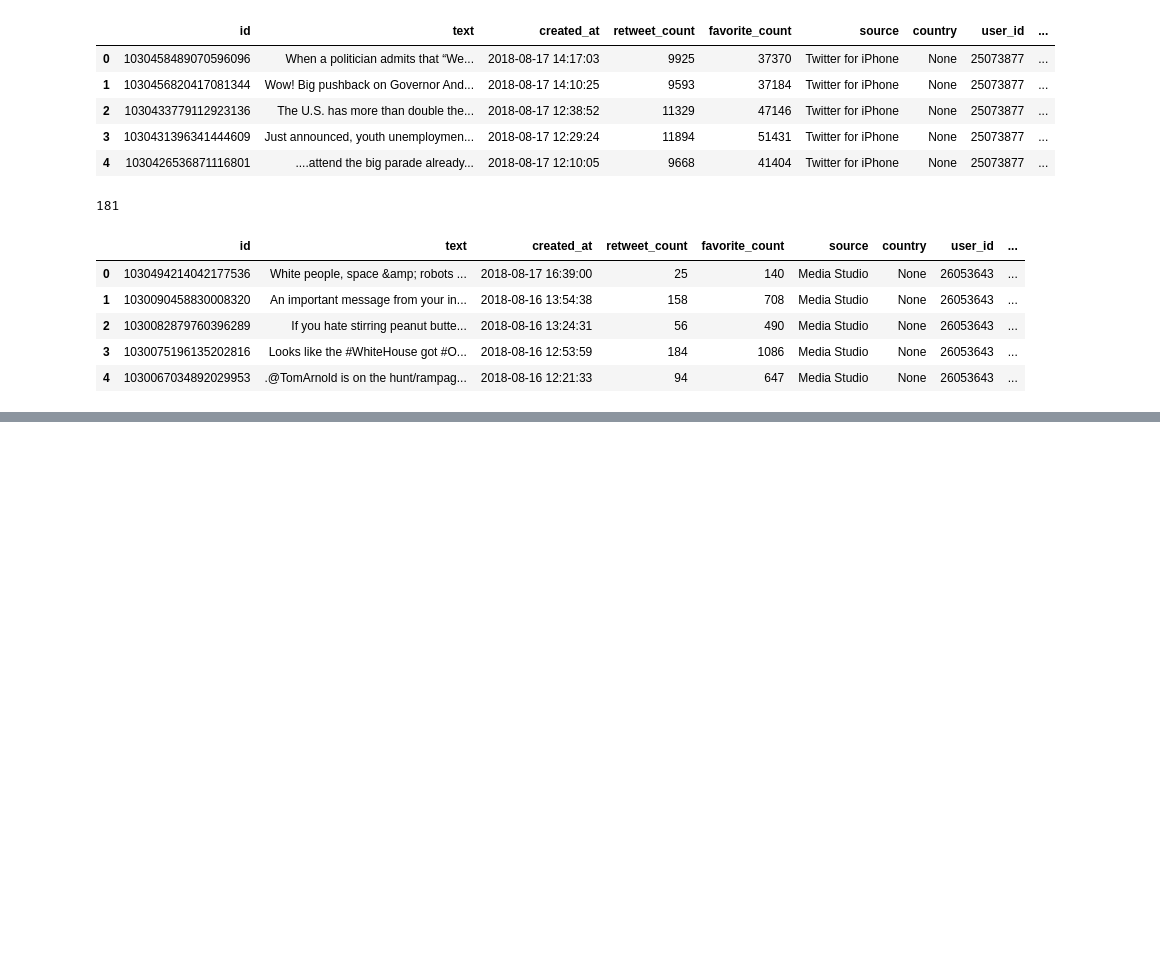
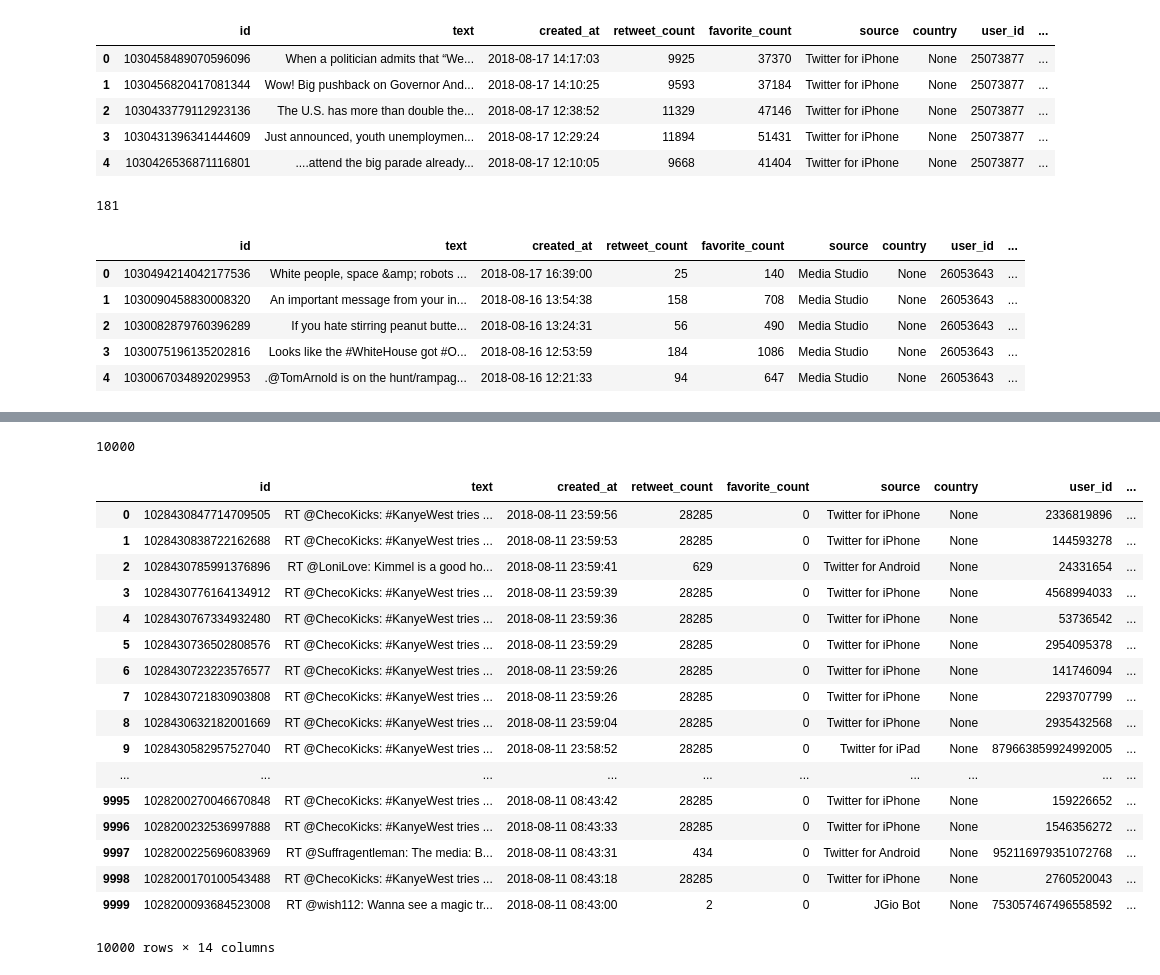
Before and after one commit to SilasNeptune/Sentiment-Analysis, a Jupyter notebook: Data.ipynb, the cells around one changed output, grey strips where cells are left out. Cells and saved outputs as stored; diff of their text form; code cells hidden in the pictures; blank space fills up the shorter version.

```diff
--- a/Data.ipynb
+++ b/Data.ipynb
@@ -294,0 +346,34 @@ fromjkdf.to_csv('fromjk.csv')
+# %%
+west3 = []
+
+
+for tweet in tweepy.Cursor(api.search, q = "#Kanyewest", lang="en",
+                           since="2018-08-9", until= "2018-08-12").items(10000):
+    west3.append(tweet)
+
+print(len(west3))
+# %% [output]
+10000
+# %%
+west3df = twdf(west3)
+west3df['text'] = west3df['text'].astype(str)
+display(west3df)
+# %% [output]
+|  | id | text | created_at | retweet_count | favorite_count | source | country | user_id | ... |
+| 0 | 1028430847714709505 | RT @ChecoKicks: #KanyeWest tries ... | 2018-08-11 23:59:56 | 28285 | 0 | Twitter for iPhone | None | 2336819896 | ... |
+| 1 | 1028430838722162688 | RT @ChecoKicks: #KanyeWest tries ... | 2018-08-11 23:59:53 | 28285 | 0 | Twitter for iPhone | None | 144593278 | ... |
+| 2 | 1028430785991376896 | RT @LoniLove: Kimmel is a good ho... | 2018-08-11 23:59:41 | 629 | 0 | Twitter for Android | None | 24331654 | ... |
+| 3 | 1028430776164134912 | RT @ChecoKicks: #KanyeWest tries ... | 2018-08-11 23:59:39 | 28285 | 0 | Twitter for iPhone | None | 4568994033 | ... |
+| 4 | 1028430767334932480 | RT @ChecoKicks: #KanyeWest tries ... | 2018-08-11 23:59:36 | 28285 | 0 | Twitter for iPhone | None | 53736542 | ... |
+| 5 | 1028430736502808576 | RT @ChecoKicks: #KanyeWest tries ... | 2018-08-11 23:59:29 | 28285 | 0 | Twitter for iPhone | None | 2954095378 | ... |
+| 6 | 1028430723223576577 | RT @ChecoKicks: #KanyeWest tries ... | 2018-08-11 23:59:26 | 28285 | 0 | Twitter for iPhone | None | 141746094 | ... |
+| 7 | 1028430721830903808 | RT @ChecoKicks: #KanyeWest tries ... | 2018-08-11 23:59:26 | 28285 | 0 | Twitter for iPhone | None | 2293707799 | ... |
+| 8 | 1028430632182001669 | RT @ChecoKicks: #KanyeWest tries ... | 2018-08-11 23:59:04 | 28285 | 0 | Twitter for iPhone | None | 2935432568 | ... |
+| 9 | 1028430582957527040 | RT @ChecoKicks: #KanyeWest tries ... | 2018-08-11 23:58:52 | 28285 | 0 | Twitter for iPad | None | 879663859924992005 | ... |
+| ... | ... | ... | ... | ... | ... | ... | ... | ... | ... |
+| 9995 | 1028200270046670848 | RT @ChecoKicks: #KanyeWest tries ... | 2018-08-11 08:43:42 | 28285 | 0 | Twitter for iPhone | None | 159226652 | ... |
+| 9996 | 1028200232536997888 | RT @ChecoKicks: #KanyeWest tries ... | 2018-08-11 08:43:33 | 28285 | 0 | Twitter for iPhone | None | 1546356272 | ... |
+| 9997 | 1028200225696083969 | RT @Suffragentleman: The media: B... | 2018-08-11 08:43:31 | 434 | 0 | Twitter for Android | None | 952116979351072768 | ... |
+| 9998 | 1028200170100543488 | RT @ChecoKicks: #KanyeWest tries ... | 2018-08-11 08:43:18 | 28285 | 0 | Twitter for iPhone | None | 2760520043 | ... |
+| 9999 | 1028200093684523008 | RT @wish112: Wanna see a magic tr... | 2018-08-11 08:43:00 | 2 | 0 | JGio Bot | None | 753057467496558592 | ... |
+10000 rows × 14 columns
```
Also changed, not shown: parts of 22 cells of this notebook, 1 other file.
